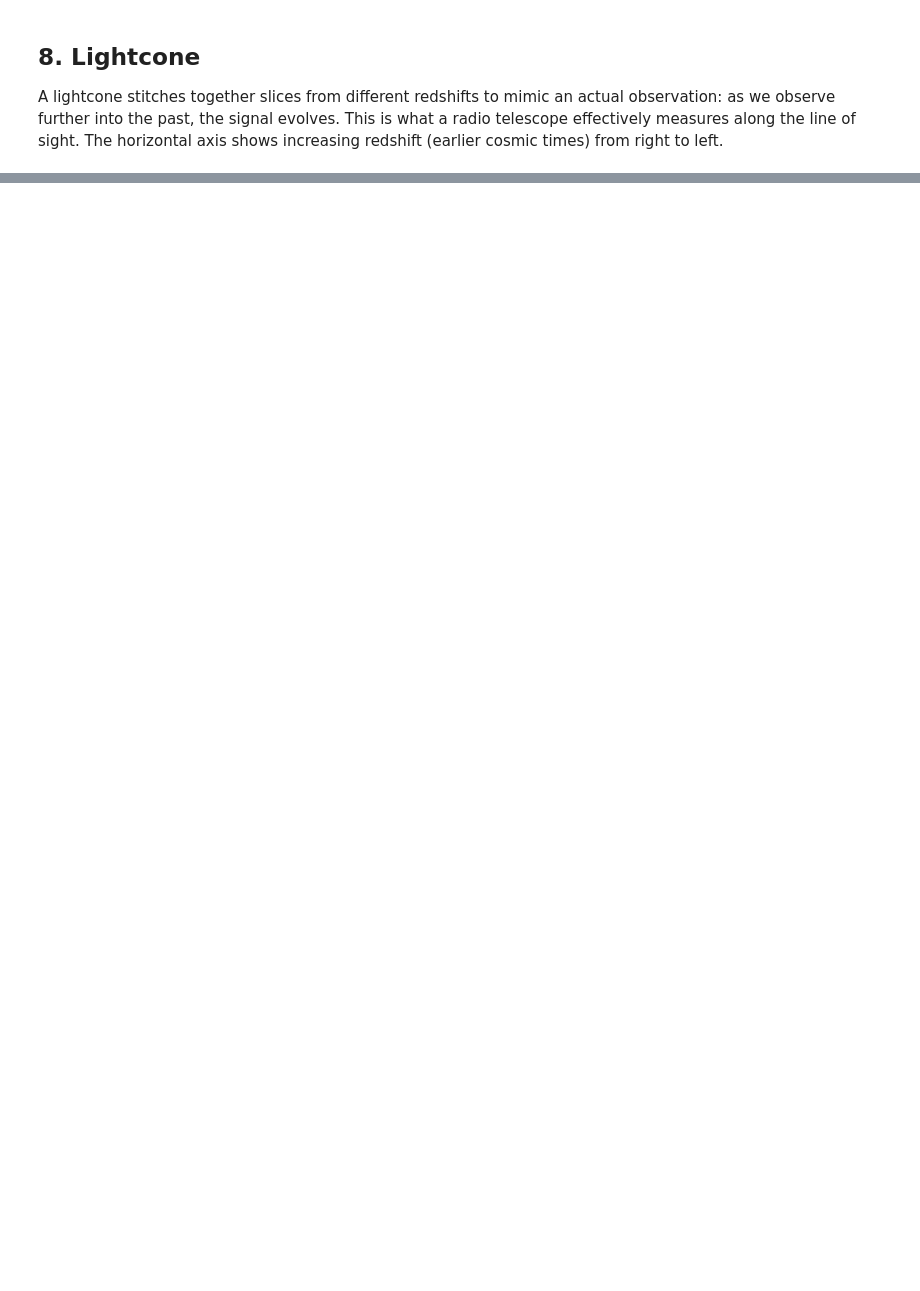
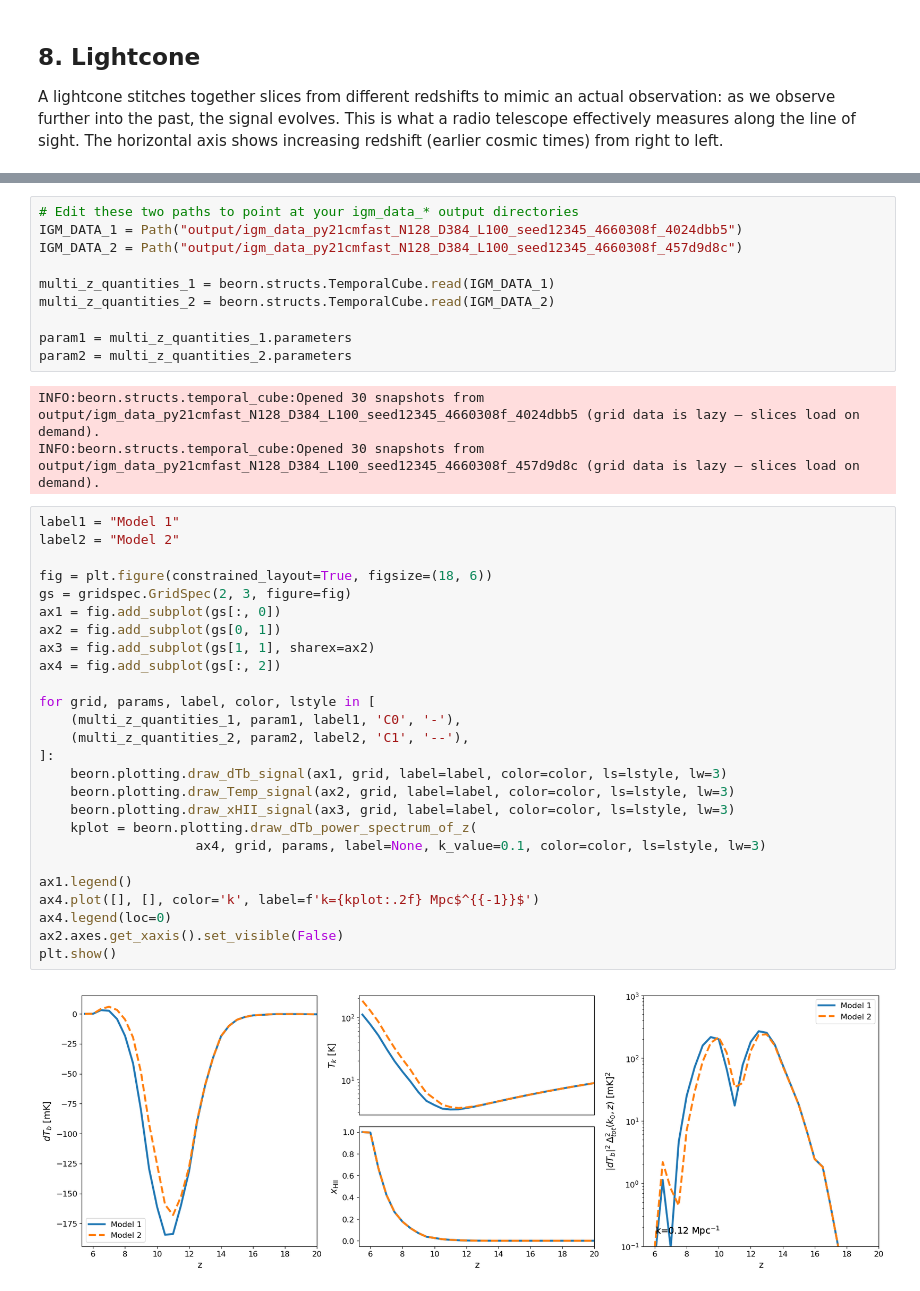
Before and after one commit to cosmic-reionization/BEoRN, a Jupyter notebook: examples/21cmfast_halos.ipynb, the cells around one changed output, grey strips where cells are left out. Cells and saved outputs as stored; diff of their text form; blank space fills up the shorter version.

```diff
--- a/examples/21cmfast_halos.ipynb
+++ b/examples/21cmfast_halos.ipynb
@@ -279,0 +300,41 @@ Making lightcone between 0.052632 < z < 0.142741
+# %%
+# Edit these two paths to point at your igm_data_* output directories
+IGM_DATA_1 = Path("output/igm_data_py21cmfast_N128_D384_L100_seed12345_4660308f_4024dbb5")
+IGM_DATA_2 = Path("output/igm_data_py21cmfast_N128_D384_L100_seed12345_4660308f_457d9d8c")
+
+multi_z_quantities_1 = beorn.structs.TemporalCube.read(IGM_DATA_1)
+multi_z_quantities_2 = beorn.structs.TemporalCube.read(IGM_DATA_2)
+
+param1 = multi_z_quantities_1.parameters
+param2 = multi_z_quantities_2.parameters
+# %% [output]
+INFO:beorn.structs.temporal_cube:Opened 30 snapshots from output/igm_data_py21cmfast_N128_D384_L100_seed12345_4660308f_4024dbb5 (grid data is lazy — slices load on demand).
+INFO:beorn.structs.temporal_cube:Opened 30 snapshots from output/igm_data_py21cmfast_N128_D384_L100_seed12345_4660308f_457d9d8c (grid data is lazy — slices load on demand).
+# %%
+label1 = "Model 1"
+label2 = "Model 2"
+
+fig = plt.figure(constrained_layout=True, figsize=(18, 6))
+gs = gridspec.GridSpec(2, 3, figure=fig)
+ax1 = fig.add_subplot(gs[:, 0])
+ax2 = fig.add_subplot(gs[0, 1])
+ax3 = fig.add_subplot(gs[1, 1], sharex=ax2)
+ax4 = fig.add_subplot(gs[:, 2])
+
+for grid, params, label, color, lstyle in [
+    (multi_z_quantities_1, param1, label1, 'C0', '-'),
+    (multi_z_quantities_2, param2, label2, 'C1', '--'),
+]:
+    beorn.plotting.draw_dTb_signal(ax1, grid, label=label, color=color, ls=lstyle, lw=3)
+    beorn.plotting.draw_Temp_signal(ax2, grid, label=label, color=color, ls=lstyle, lw=3)
+    beorn.plotting.draw_xHII_signal(ax3, grid, label=label, color=color, ls=lstyle, lw=3)
+    kplot = beorn.plotting.draw_dTb_power_spectrum_of_z(
+                    ax4, grid, params, label=None, k_value=0.1, color=color, ls=lstyle, lw=3)
+
+ax1.legend()
+ax4.plot([], [], color='k', label=f'k={kplot:.2f} Mpc$^{{-1}}$')
+ax4.legend(loc=0)
+ax2.axes.get_xaxis().set_visible(False)
+plt.show()
+# %% [output]
+[figure, added]
```
Also changed, not shown: parts of 10 cells of this notebook, 21 other files.
